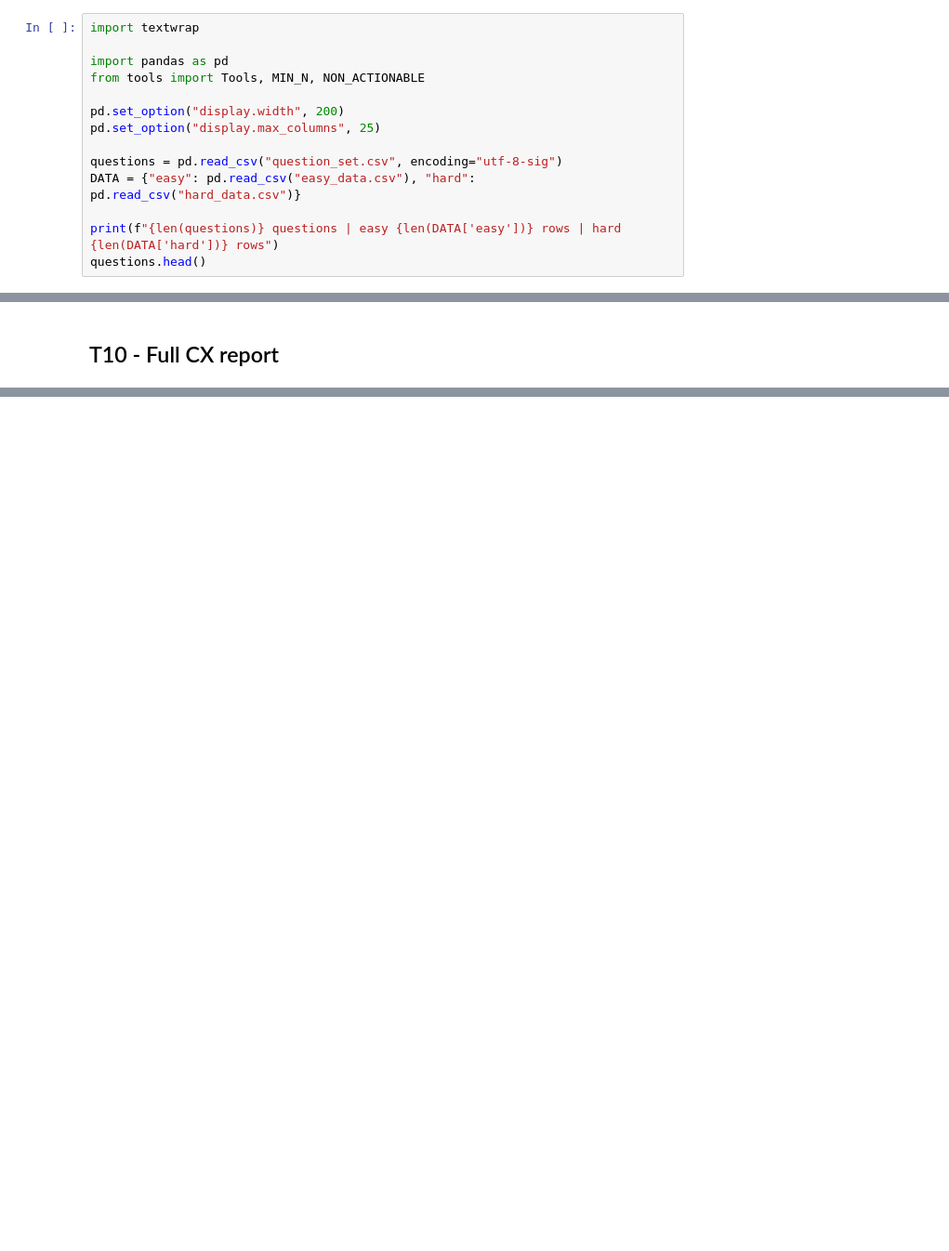
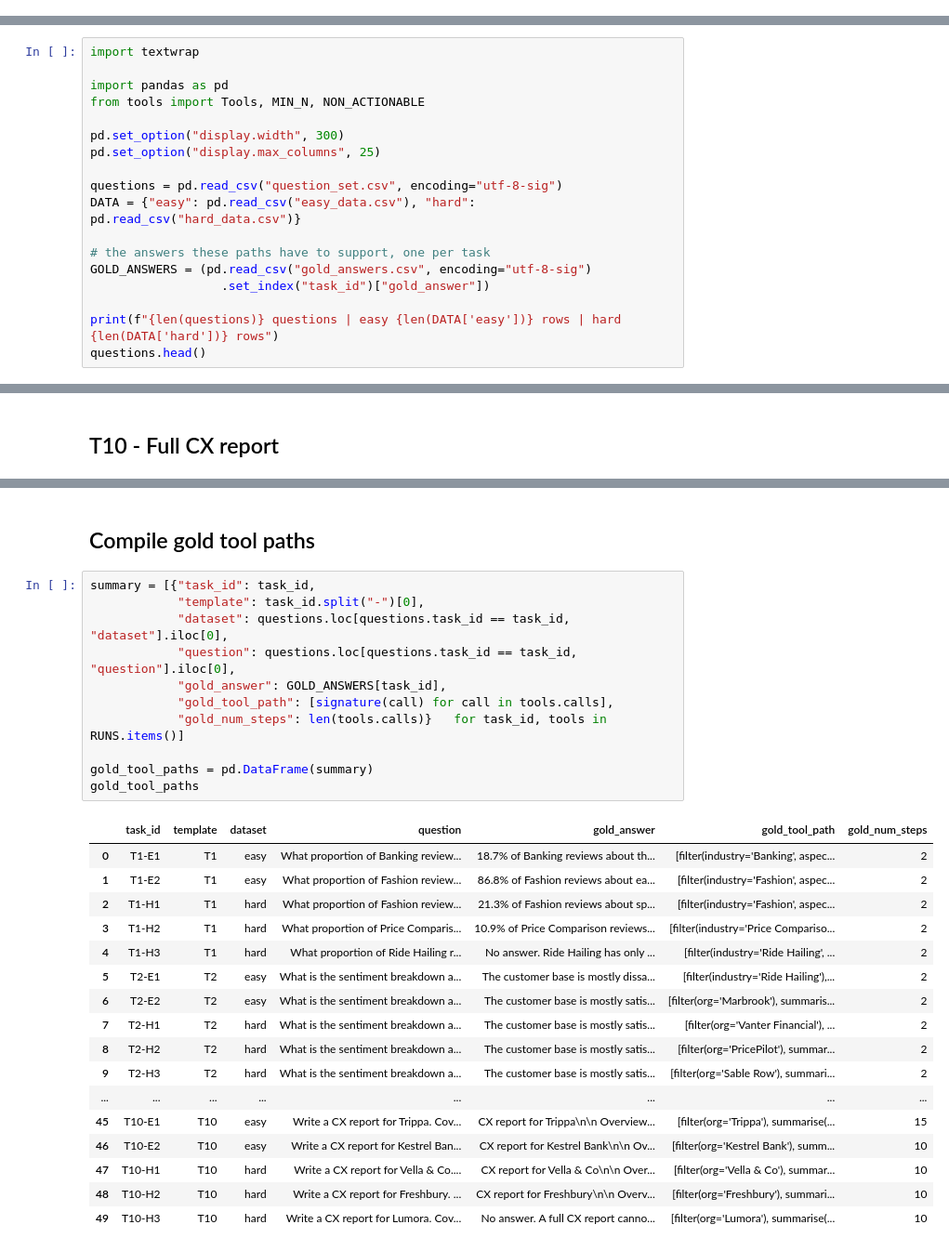
Before and after one commit to zhenyenchan/msc-cx-agent-bench, a Jupyter notebook: run_gold_paths/gold_paths.ipynb, the cells around one changed output, grey strips where cells are left out. Shown at 93% size. Cells and saved outputs as stored; diff of their text form; blank space fills up the shorter version.

Commit message:
save full task set

```diff
--- a/run_gold_paths/gold_paths.ipynb
+++ b/run_gold_paths/gold_paths.ipynb
@@ -21,14 +0,0 @@ Expects in the working directory: `tools.py`, `question_set.csv`, `easy_data.csv
-# %%
-import textwrap
-
-import pandas as pd
-from tools import Tools, MIN_N, NON_ACTIONABLE
-
-pd.set_option("display.width", 200)
-pd.set_option("display.max_columns", 25)
-
-questions = pd.read_csv("question_set.csv", encoding="utf-8-sig")
-DATA = {"easy": pd.read_csv("easy_data.csv"), "hard": pd.read_csv("hard_data.csv")}
-
-print(f"{len(questions)} questions | easy {len(DATA['easy'])} rows | hard {len(DATA['hard'])} rows")
-questions.head()
@@ -100,0 +21,18 @@ def report(tools):
+# %%
+import textwrap
+
+import pandas as pd
+from tools import Tools, MIN_N, NON_ACTIONABLE
+
+pd.set_option("display.width", 300)
+pd.set_option("display.max_columns", 25)
+
+questions = pd.read_csv("question_set.csv", encoding="utf-8-sig")
+DATA = {"easy": pd.read_csv("easy_data.csv"), "hard": pd.read_csv("hard_data.csv")}
+
+# the answers these paths have to support, one per task
+GOLD_ANSWERS = (pd.read_csv("gold_answers.csv", encoding="utf-8-sig")
+                  .set_index("task_id")["gold_answer"])
+
+print(f"{len(questions)} questions | easy {len(DATA['easy'])} rows | hard {len(DATA['hard'])} rows")
+questions.head()
@@ -1535,0 +1527,31 @@ pd.DataFrame(summary)
+# %% [markdown]
+## Compile gold tool paths
+# %%
+summary = [{"task_id": task_id,
+            "template": task_id.split("-")[0],
+            "dataset": questions.loc[questions.task_id == task_id, "dataset"].iloc[0],
+            "question": questions.loc[questions.task_id == task_id, "question"].iloc[0],
+            "gold_answer": GOLD_ANSWERS[task_id],
+            "gold_tool_path": [signature(call) for call in tools.calls],
+            "gold_num_steps": len(tools.calls)}   for task_id, tools in RUNS.items()]
+
+gold_tool_paths = pd.DataFrame(summary)
+gold_tool_paths
+# %% [output]
+|  | task_id | template | dataset | question | gold_answer | gold_tool_path | gold_num_steps |
+| 0 | T1-E1 | T1 | easy | What proportion of Banking review... | 18.7% of Banking reviews about th... | [filter(industry='Banking', aspec... | 2 |
+| 1 | T1-E2 | T1 | easy | What proportion of Fashion review... | 86.8% of Fashion reviews about ea... | [filter(industry='Fashion', aspec... | 2 |
+| 2 | T1-H1 | T1 | hard | What proportion of Fashion review... | 21.3% of Fashion reviews about sp... | [filter(industry='Fashion', aspec... | 2 |
+| 3 | T1-H2 | T1 | hard | What proportion of Price Comparis... | 10.9% of Price Comparison reviews... | [filter(industry='Price Compariso... | 2 |
+| 4 | T1-H3 | T1 | hard | What proportion of Ride Hailing r... | No answer. Ride Hailing has only ... | [filter(industry='Ride Hailing', ... | 2 |
+| 5 | T2-E1 | T2 | easy | What is the sentiment breakdown a... | The customer base is mostly dissa... | [filter(industry='Ride Hailing'),... | 2 |
+| 6 | T2-E2 | T2 | easy | What is the sentiment breakdown a... | The customer base is mostly satis... | [filter(org='Marbrook'), summaris... | 2 |
+| 7 | T2-H1 | T2 | hard | What is the sentiment breakdown a... | The customer base is mostly satis... | [filter(org='Vanter Financial'), ... | 2 |
+| 8 | T2-H2 | T2 | hard | What is the sentiment breakdown a... | The customer base is mostly satis... | [filter(org='PricePilot'), summar... | 2 |
+| 9 | T2-H3 | T2 | hard | What is the sentiment breakdown a... | The customer base is mostly satis... | [filter(org='Sable Row'), summari... | 2 |
+| ... | ... | ... | ... | ... | ... | ... | ... |
+| 45 | T10-E1 | T10 | easy | Write a CX report for Trippa. Cov... | CX report for Trippa\n\n Overview... | [filter(org='Trippa'), summarise(... | 15 |
+| 46 | T10-E2 | T10 | easy | Write a CX report for Kestrel Ban... | CX report for Kestrel Bank\n\n Ov... | [filter(org='Kestrel Bank'), summ... | 10 |
+| 47 | T10-H1 | T10 | hard | Write a CX report for Vella & Co.... | CX report for Vella & Co\n\n Over... | [filter(org='Vella & Co'), summar... | 10 |
+| 48 | T10-H2 | T10 | hard | Write a CX report for Freshbury. ... | CX report for Freshbury\n\n Overv... | [filter(org='Freshbury'), summari... | 10 |
+| 49 | T10-H3 | T10 | hard | Write a CX report for Lumora. Cov... | No answer. A full CX report canno... | [filter(org='Lumora'), summarise(... | 10 |
```
Also changed, not shown: parts of 38 cells of this notebook, 3 other files.
